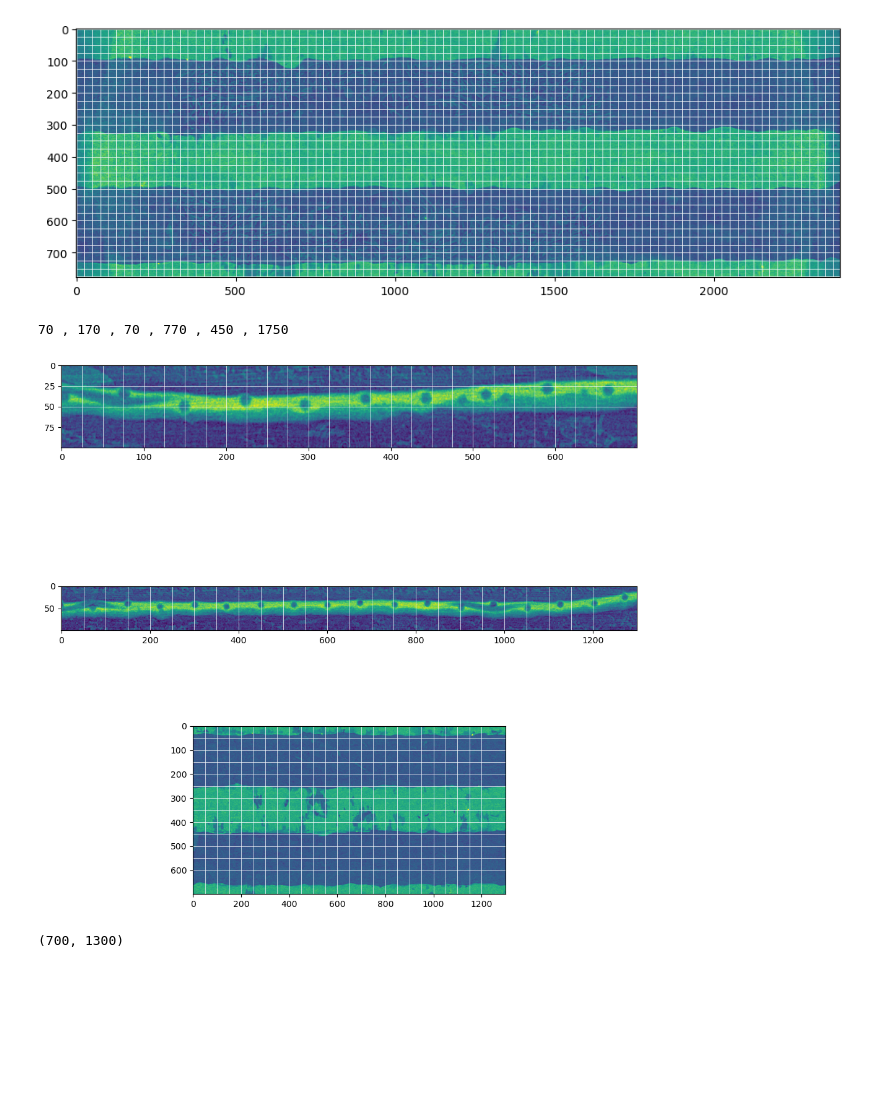
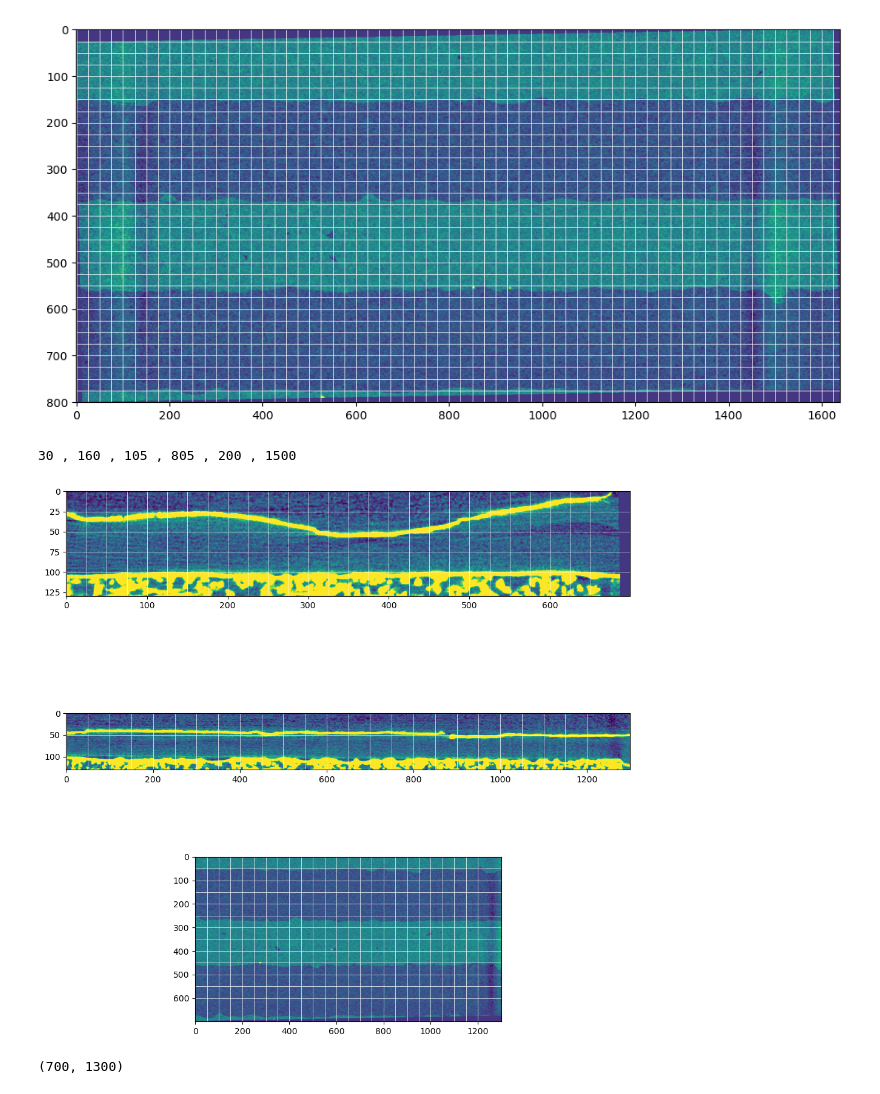
Before and after one commit to Pescatore23/coely_postmortem, a Jupyter notebook: 01_rotate.ipynb, the cells around one changed output. Drawn from its saved outputs; the diff is of its cells as text; code cells hidden in the pictures; blank space fills up the shorter version.

```diff
--- a/01_rotate.ipynb
+++ b/01_rotate.ipynb
@@ -78,8 +78,8 @@ def create_grid(im,ax, spacing = 50):
 vmin = -0.0587
 vmax = 0.3144
 # %%
-series = 'Z'
-sample = '7'
+series = 'E'
+sample = '4'
 # %%
 sample_path = os.path.join(toppath, series+'_series', series+'_'+sample)
 # %%
@@ -148,49 +145,50 @@ testrotation(im[:,400,:], angle2)
 # %%
-testrotation(im[0,:,:], angle3)
+testrotation(im[-1,:,:], angle3)
 # %% [output]
-[figure, old version]
+[figure, new version]
 # %%
 im = rotate_im(im, angle1, angle2, angle3)
 # %%
+crops = {
+    'preop': (50 , 180 , 110 , 810 , 150 , 1450),   #0 , -1 , 0 , -1  , 0 , -1
+    'postop_1': (40 , 170 , 95 , 795 , 150 , 1450),
+    'postop_2': (0 , -1 , 0 , -1  , 0 , -1)}
+
 # crops = {
-#     'preop': (65 , 165 , 85 , 785 , 500 , 1800),   #0 , -1 , 0 , -1  , 0 , -1
-#     'postop_1': (50, 150, 130, 830, 450, 1750),
-#     'postop_2': (55, 155, 90, 790, 450, 1750)}
-
-crops = {
-    'wet2': (70 , 170 , 70 , 770 , 450 , 1750),
-    'wet': (75 , 175 , 70 , 770 , 400 , 1700),
-    'dry':  (110 , 210 , 70 , 770 , 450 , 1750),
-    'liquid_wet': (60 , 160 , 80 , 780 , 400 , 1700),
-    'liquid_wet_moist_air': (80 , 180 , 90 , 790 , 450 , 1750)}
+#     'liquid_wet_wet': (60 , 160 , 20 , 720 , 450 , 1750),
+#     'wet2': (70 , 170 , 70 , 770 , 450 , 1750),
+#     'wet': (75 , 175 , 70 , 770 , 400 , 1700),
+#     'dry':  (110 , 210 , 70 , 770 , 450 , 1750),
+#     'liquid_wet': (60 , 160 , 80 , 780 , 400 , 1700),
+#     'liquid_wet_moist_air': (80 , 180 , 90 , 790 , 450 , 1750)}
 
 a,b,c,d,e,f = crops[stage]
 
 
-a = 70
-b = a+100
-c = 70
+a = 30
+b = a+130   #+100 for Fumatech BPM, +130 for N115 CCM
+c = 105
 d = c+700
-e = 450
+e = 200
 f = e + 1300
 
 print(a,',',b,',',c,',',d,',',e,',',f)
 # %% [output]
-70 , 170 , 70 , 770 , 450 , 1750
+30 , 160 , 105 , 805 , 200 , 1500
 # %%
 fig, axs = plt.subplots(3,1, figsize=(12,12))
-im1 = im[a:b,c:d,1000]
+im1 = im[a:b,c:d,600]
 im2 = im[a:b,400,e:f]
-im3 = im[-30,c:d,e:f]
+im3 = im[-40,c:d,e:f]
 
 axs[0].imshow(im1, vmin=vmin, vmax=vmax)
 create_grid(im1,axs[0], spacing=25)
 axs[1].imshow(im2, vmin=vmin, vmax=vmax)
 create_grid(im2,axs[1])
 axs[2].imshow(im3, vmin=vmin, vmax=vmax)
 create_grid(im3,axs[2])
 # %% [output]
-[figure, old version]
+[figure, new version]
 # %%
 im3.shape
 # %% [output]
```
Also changed, not shown: parts of 9 cells of this notebook, 2 other files.
